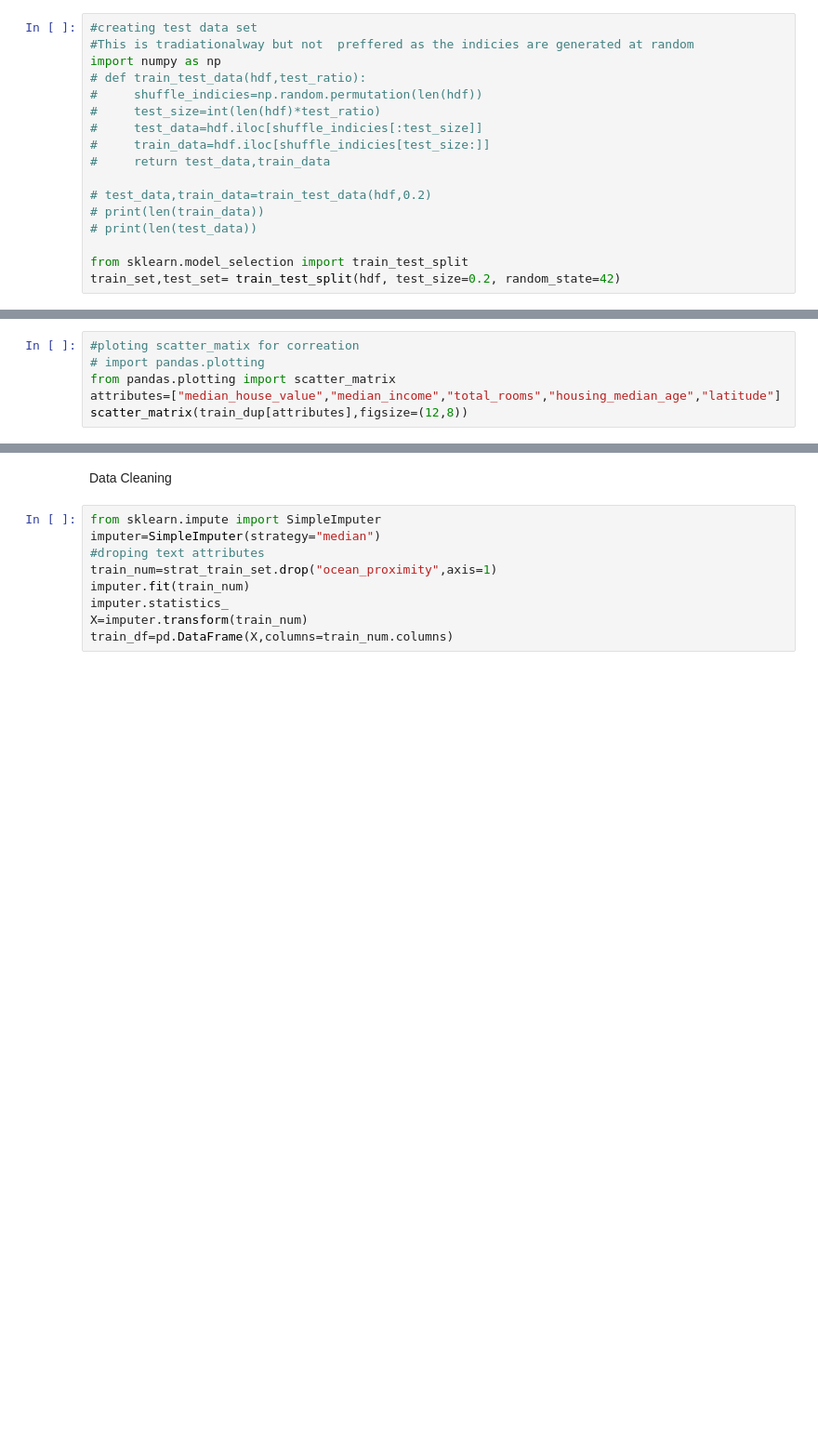
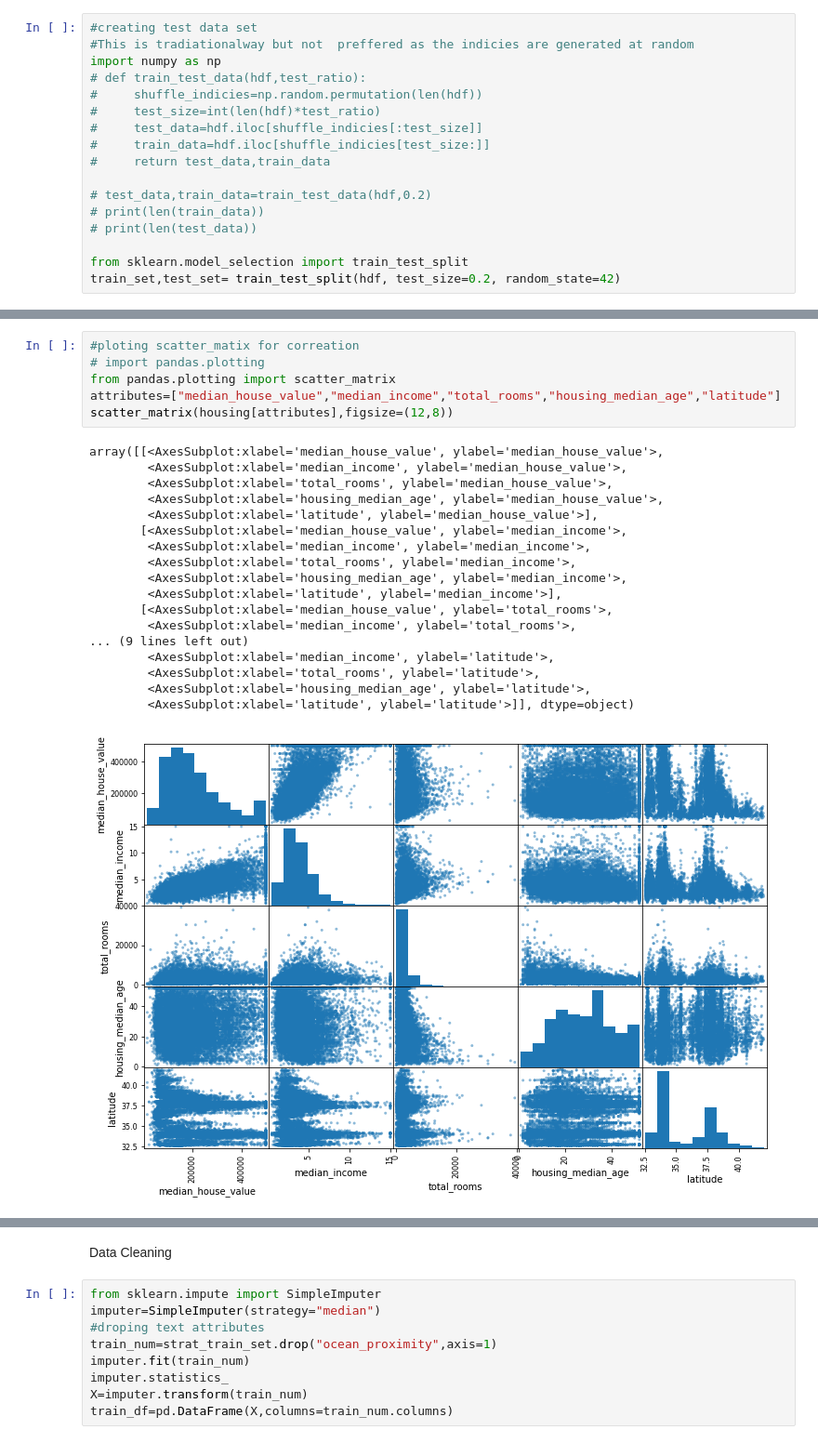
Before and after one commit to codemasterds/Machine_learning, a Jupyter notebook: Housing_corporation_project/Housing_corporation_project.ipynb, the cells around one changed output, grey strips where cells are left out. Shown: that part at 93% size. Saved outputs shown, nothing was run; the diff lists cells and outputs as text; blank space fills up the shorter version.

```diff
--- a/Housing_corporation_project/Housing_corporation_project.ipynb
+++ b/Housing_corporation_project/Housing_corporation_project.ipynb
@@ -82,7 +148,26 @@ plt.legend()
 # %%
 #ploting scatter_matix for correation
 # import pandas.plotting
 from pandas.plotting import scatter_matrix
 attributes=["median_house_value","median_income","total_rooms","housing_median_age","latitude"]
-scatter_matrix(train_dup[attributes],figsize=(12,8))
+scatter_matrix(housing[attributes],figsize=(12,8))
+# %% [output]
+array([[<AxesSubplot:xlabel='median_house_value', ylabel='median_house_value'>,
+        <AxesSubplot:xlabel='median_income', ylabel='median_house_value'>,
+        <AxesSubplot:xlabel='total_rooms', ylabel='median_house_value'>,
+        <AxesSubplot:xlabel='housing_median_age', ylabel='median_house_value'>,
+        <AxesSubplot:xlabel='latitude', ylabel='median_house_value'>],
+       [<AxesSubplot:xlabel='median_house_value', ylabel='median_income'>,
+        <AxesSubplot:xlabel='median_income', ylabel='median_income'>,
+        <AxesSubplot:xlabel='total_rooms', ylabel='median_income'>,
+        <AxesSubplot:xlabel='housing_median_age', ylabel='median_income'>,
+        <AxesSubplot:xlabel='latitude', ylabel='median_income'>],
+       [<AxesSubplot:xlabel='median_house_value', ylabel='total_rooms'>,
+        <AxesSubplot:xlabel='median_income', ylabel='total_rooms'>,
+... (9 lines left out)
+        <AxesSubplot:xlabel='median_income', ylabel='latitude'>,
+        <AxesSubplot:xlabel='total_rooms', ylabel='latitude'>,
+        <AxesSubplot:xlabel='housing_median_age', ylabel='latitude'>,
+        <AxesSubplot:xlabel='latitude', ylabel='latitude'>]], dtype=object)
+[figure, added]
 # %%
```
Also changed, not shown: parts of 19 cells of this notebook.
